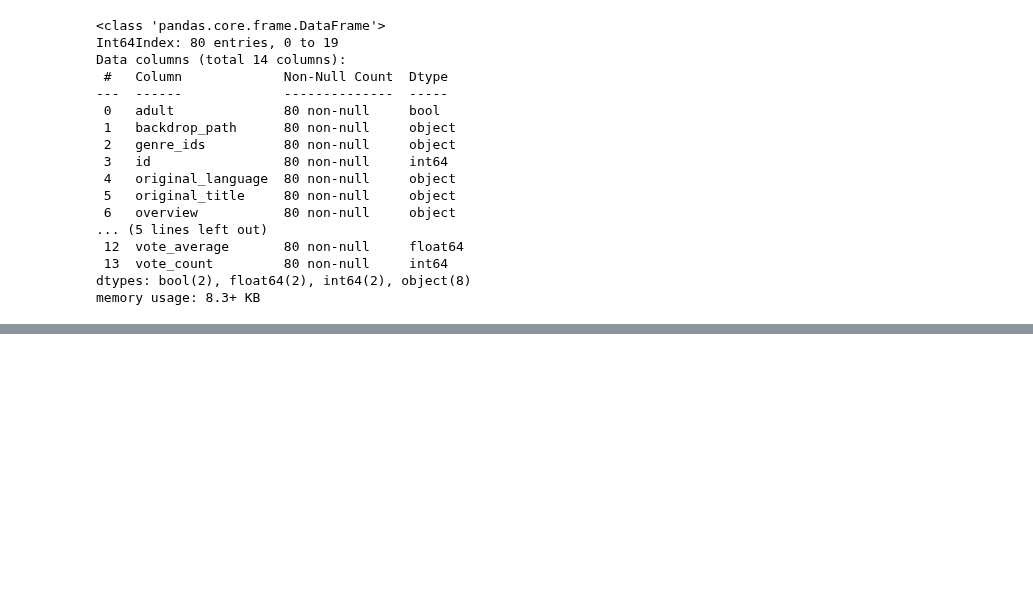
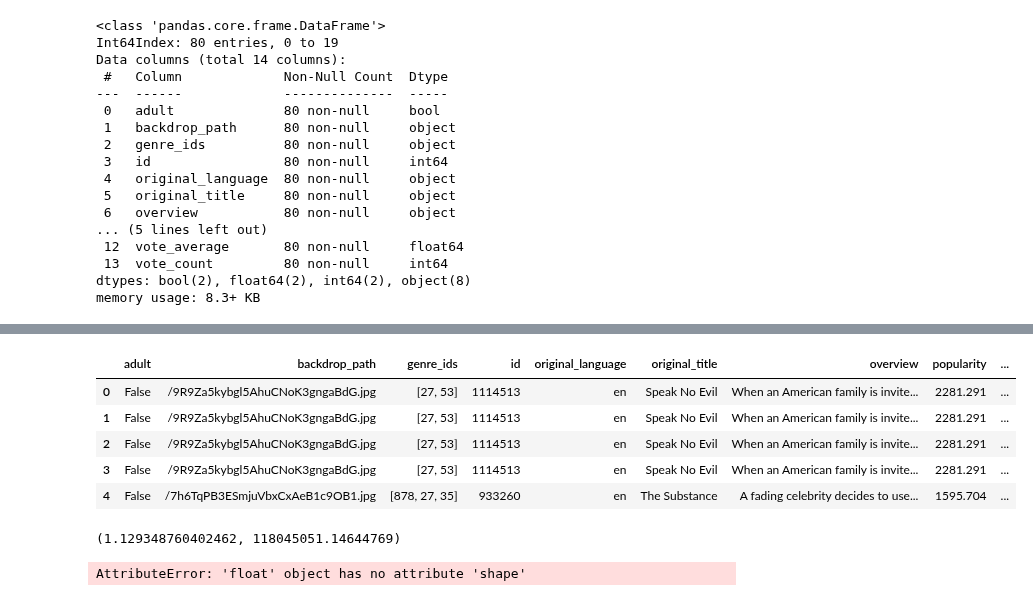
Before and after one commit to ReapersOne/AI, a Jupyter notebook: Semester 1/Movies/Movies.ipynb, the cells around one changed output, grey strips where cells are left out. Cells and saved outputs as stored; diff of their text form; code cells hidden in the pictures; blank space fills up the shorter version.

```diff
--- a/Semester 1/Movies/Movies.ipynb
+++ b/Semester 1/Movies/Movies.ipynb
@@ -174,0 +180,12 @@ df.head()
+# %%
+df['revenue_sqrt'] = np.sqrt(df['revenue'])
+df['budget_sqrt'] = np.sqrt(df['budget'])
+# %%
+df.head()
+# %% [output]
+|  | adult | backdrop_path | genre_ids | id | original_language | original_title | overview | popularity | ... |
+| 0 | False | /9R9Za5kybgl5AhuCNoK3gngaBdG.jpg | [27, 53] | 1114513 | en | Speak No Evil | When an American family is invite... | 2281.291 | ... |
+| 1 | False | /9R9Za5kybgl5AhuCNoK3gngaBdG.jpg | [27, 53] | 1114513 | en | Speak No Evil | When an American family is invite... | 2281.291 | ... |
+| 2 | False | /9R9Za5kybgl5AhuCNoK3gngaBdG.jpg | [27, 53] | 1114513 | en | Speak No Evil | When an American family is invite... | 2281.291 | ... |
+| 3 | False | /9R9Za5kybgl5AhuCNoK3gngaBdG.jpg | [27, 53] | 1114513 | en | Speak No Evil | When an American family is invite... | 2281.291 | ... |
+| 4 | False | /7h6TqPB3ESmjuVbxCxAeB1c9OB1.jpg | [878, 27, 35] | 933260 | en | The Substance | A fading celebrity decides to use... | 1595.704 | ... |
@@ -174,0 +211,8 @@ df.head()
+# %%
+get_best_fit(df, "budget", "revenue")
+# %% [output]
+(1.129348760402462, 118045051.14644769)
+# %%
+sns.regplot(data=df, x=1.129348760402462, y=118045051.14644769)
+# %% [output]
+AttributeError: 'float' object has no attribute 'shape'
```
Also changed, not shown: parts of 8 cells of this notebook, 2 other files.
